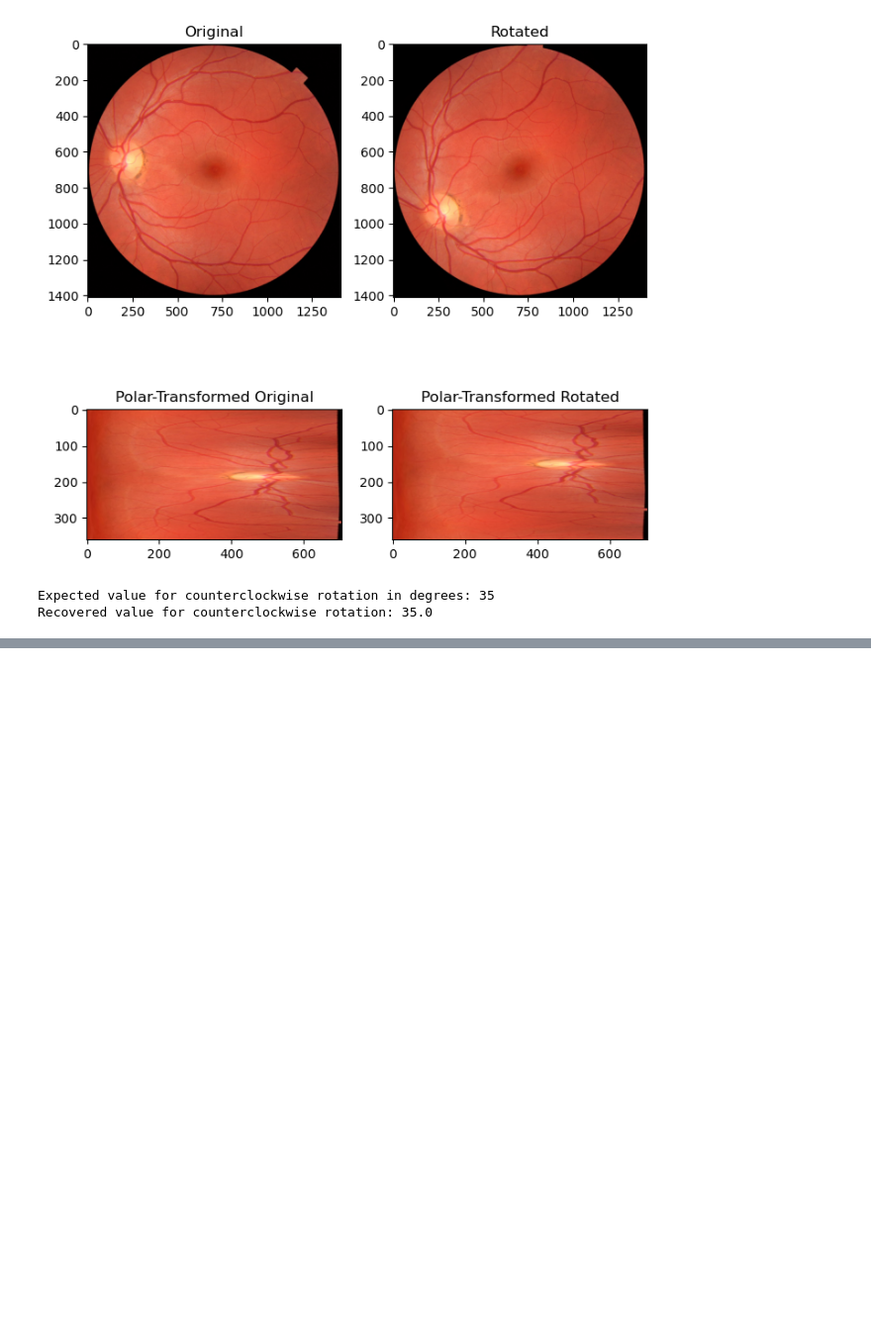
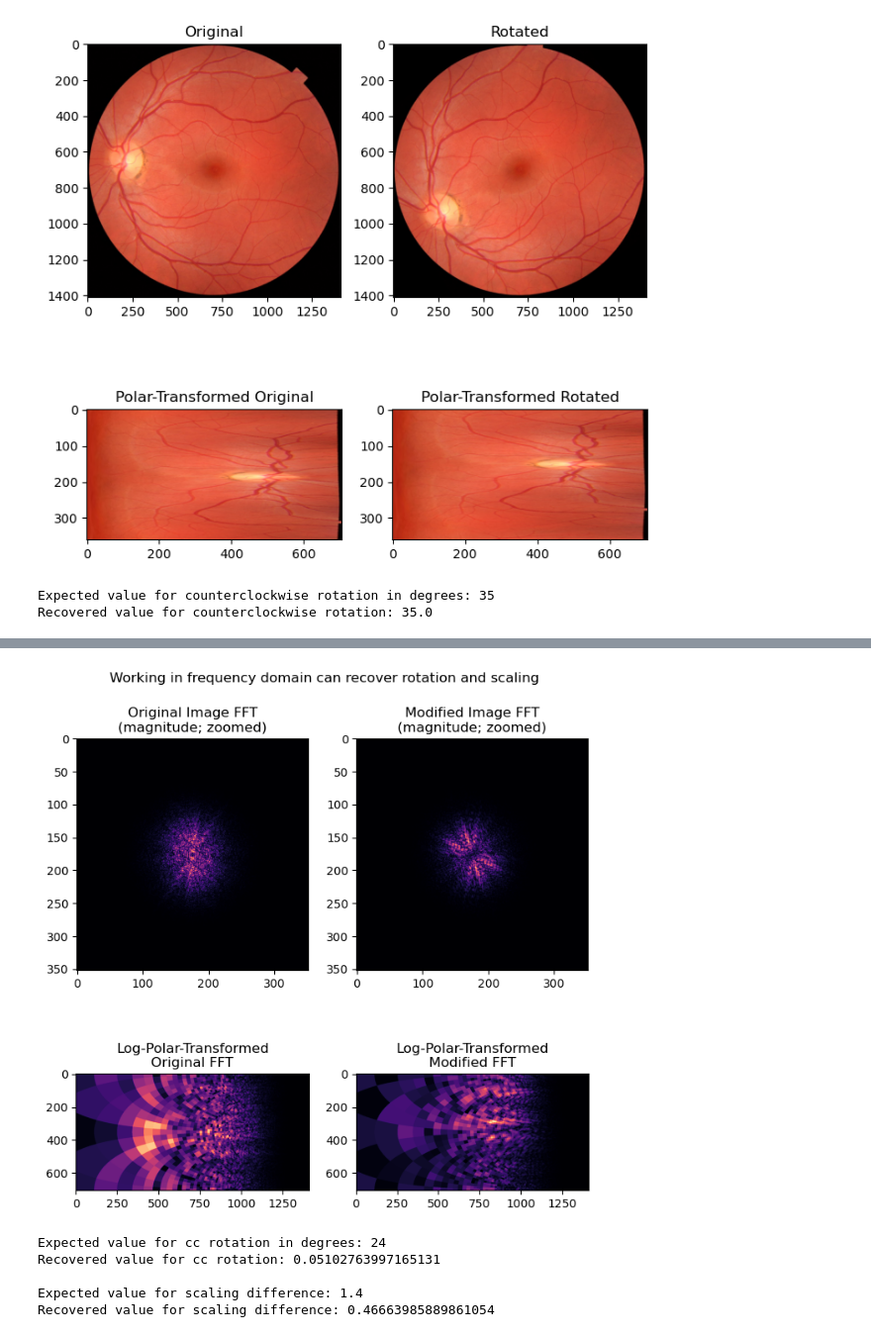
Before and after one commit to adamszymanowski/python-reference, a Jupyter notebook: libraries/scikit-image/examples/ex028_using-polar-and-log-polar-transformations-for-registration.ipynb, the cells around one changed output, grey strips where cells are left out. Shown at 99% size. Cells and saved outputs as stored; diff of their text form; code cells hidden in the pictures; blank space fills up the shorter version.

```diff
--- a/libraries/scikit-image/examples/ex028_using-polar-and-log-polar-transformations-for-registration.ipynb
+++ b/libraries/scikit-image/examples/ex028_using-polar-and-log-polar-transformations-for-registration.ipynb
@@ -48,0 +109,62 @@ Recovered value for counterclockwise rotation: 35.0
+# %%
+# First, band-pass filter both images
+image = difference_of_gaussians(image, 5, 20)
+rts_image = difference_of_gaussians(rts_image, 5, 20)
+
+# window images
+wimage = image * window('hann', image.shape)
+rts_wimage = rts_image * window('hann', image.shape)
+
+# work with shifted FFT magnitudes
+image_fs = np.abs(fftshift(fft2(wimage)))
+rts_fs = np.abs(fftshift(fft2(rts_wimage)))
+
+# Create log-polar transformed FFT mag images and register
+shape = image_fs.shape
+radius = shape[0] // 8 # only take lower frequencies
+warped_image_fs = warp_polar(image_fs, radius=radius, output_shape=shape, scaling='log', order=0)
+warped_rts_fs = warp_polar(rts_fs, radius=radius, output_shape=shape, scaling='log', order=0)
+
+warped_image_fs = warped_image_fs[:shape[0] // 2, :] # only use half of FFT
+warped_rts_fs = warped_rts_fs[:shape[0] // 2, :]
+shifts, error, phasediff = phase_cross_correlation(warped_image_fs, warped_rts_fs, upsample_factor=10)
+
+# Use translation parameters to calculate rotation and scaling parameters
+shiftr, shiftc = shifts[:2]
+recovered_angle = (360 / shape[0]) * shiftr
+klog = shape[1] / np.log(radius)
+shift_scale = np.exp(shiftc / klog)
+
+fig, axes = plt.subplots(2, 2, figsize=(8, 8))
+ax = axes.ravel()
+ax[0].set_title("Original Image FFT\n(magnitude; zoomed)")
+center = np.array(shape) // 2
+ax[0].imshow(image_fs[
+    center[0] - radius:center[0] + radius,
+    center[1] - radius:center[1] + radius
+], cmap="magma")
+
+ax[1].set_title("Modified Image FFT\n(magnitude; zoomed)")
+ax[1].imshow(rts_fs[
+    center[0] - radius:center[0] + radius,
+    center[1] - radius:center[1] + radius
+], cmap="magma")
+ax[2].set_title("Log-Polar-Transformed\nOriginal FFT")
+ax[2].imshow(warped_image_fs, cmap="magma")
+ax[3].set_title("Log-Polar-Transformed\nModified FFT")
+ax[3].imshow(warped_rts_fs, cmap="magma")
+fig.suptitle("Working in frequency domain can recover rotation and scaling")
+plt.show()
+
+print(f'Expected value for cc rotation in degrees: {angle}')
+print(f'Recovered value for cc rotation: {recovered_angle}')
+print()
+print(f'Expected value for scaling difference: {scale}')
+print(f'Recovered value for scaling difference: {shift_scale}')
+# %% [output]
+[figure, added]
+Expected value for cc rotation in degrees: 24
+Recovered value for cc rotation: 0.05102763997165131
+
+Expected value for scaling difference: 1.4
+Recovered value for scaling difference: 0.46663985889861054
```
Also changed, not shown: parts of 4 cells of this notebook.
